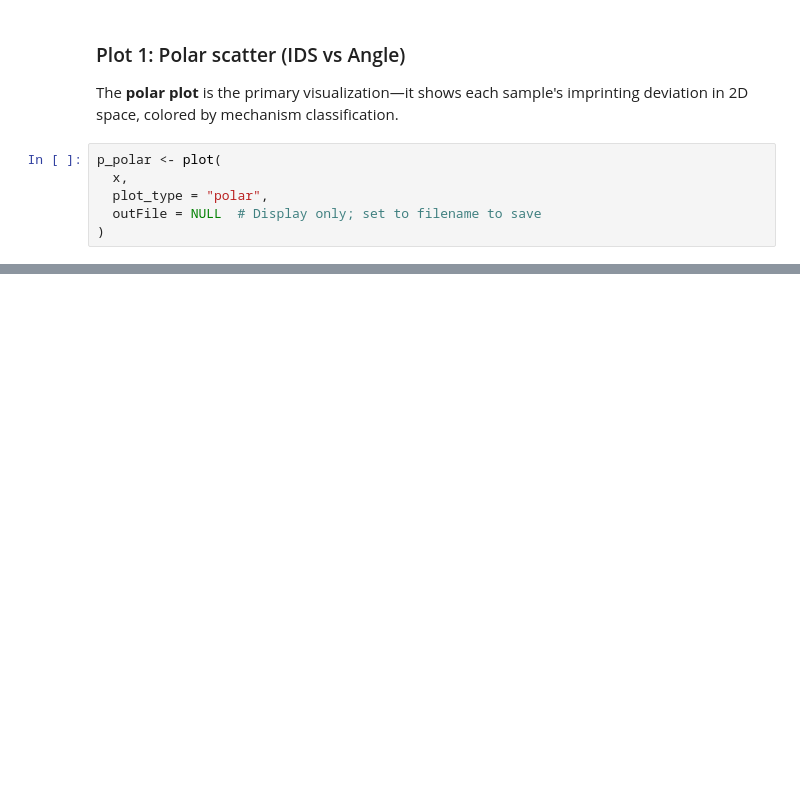
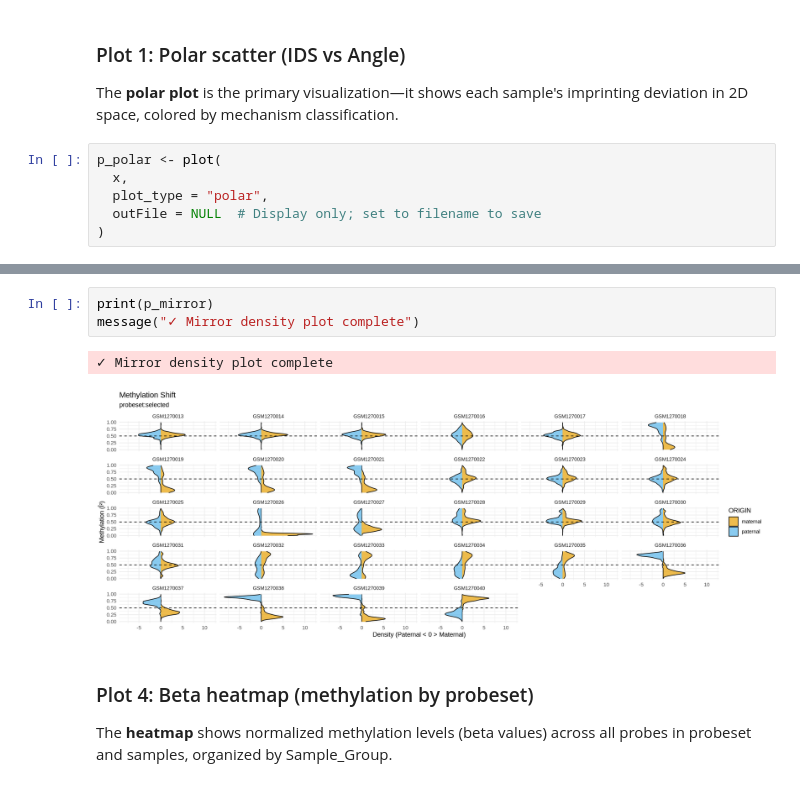
Before and after one commit to hongjianjin/imprintomeR, a Jupyter notebook: vignettes/GSE52567.ipynb, the cells around one changed output, grey strips where cells are left out. Cells and saved outputs as stored; diff of their text form; blank space fills up the shorter version.

```diff
--- a/vignettes/GSE52567.ipynb
+++ b/vignettes/GSE52567.ipynb
@@ -375,0 +391,10 @@ find.package("Cairo")
+# %%
+print(p_mirror)
+message("✓ Mirror density plot complete")
+# %% [output]
+✓ Mirror density plot complete
+[figure, added]
+# %% [markdown]
+### Plot 4: Beta heatmap (methylation by probeset)
+
+The **heatmap** shows normalized methylation levels (beta values) across all probes in probeset and samples, organized by Sample_Group.
```
Also changed, not shown: parts of 37 cells of this notebook.
